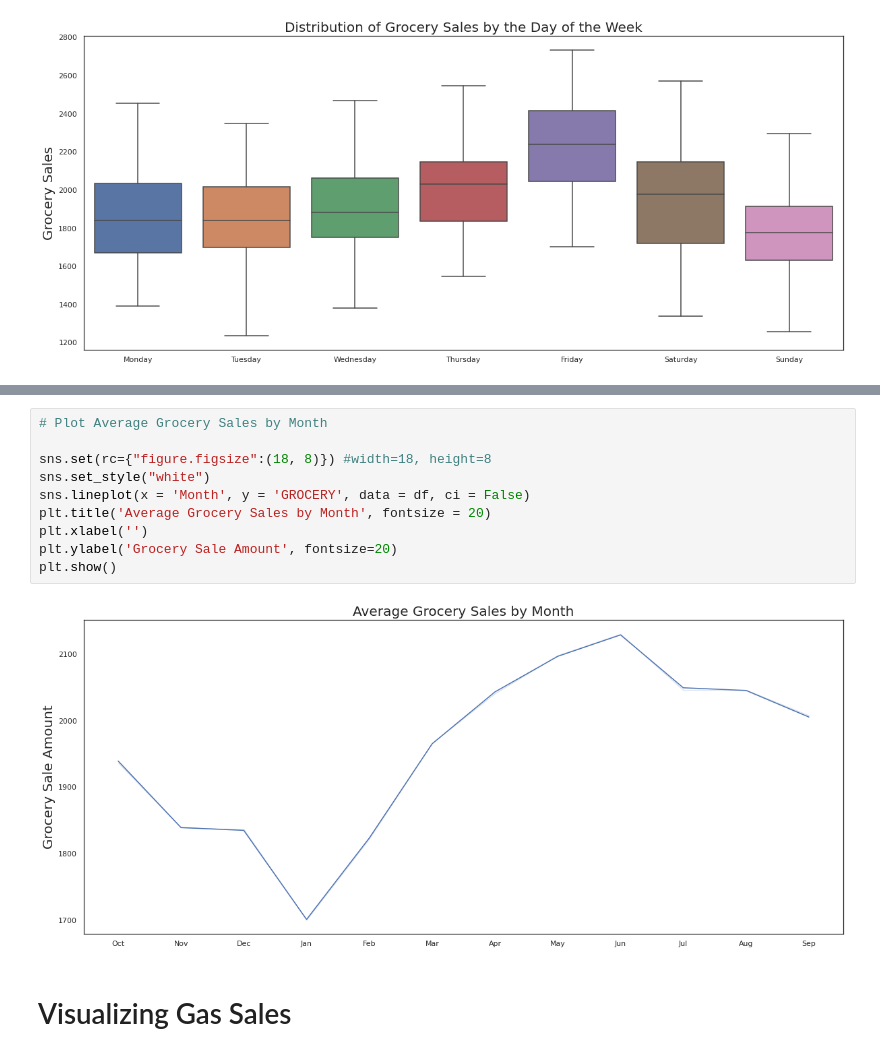
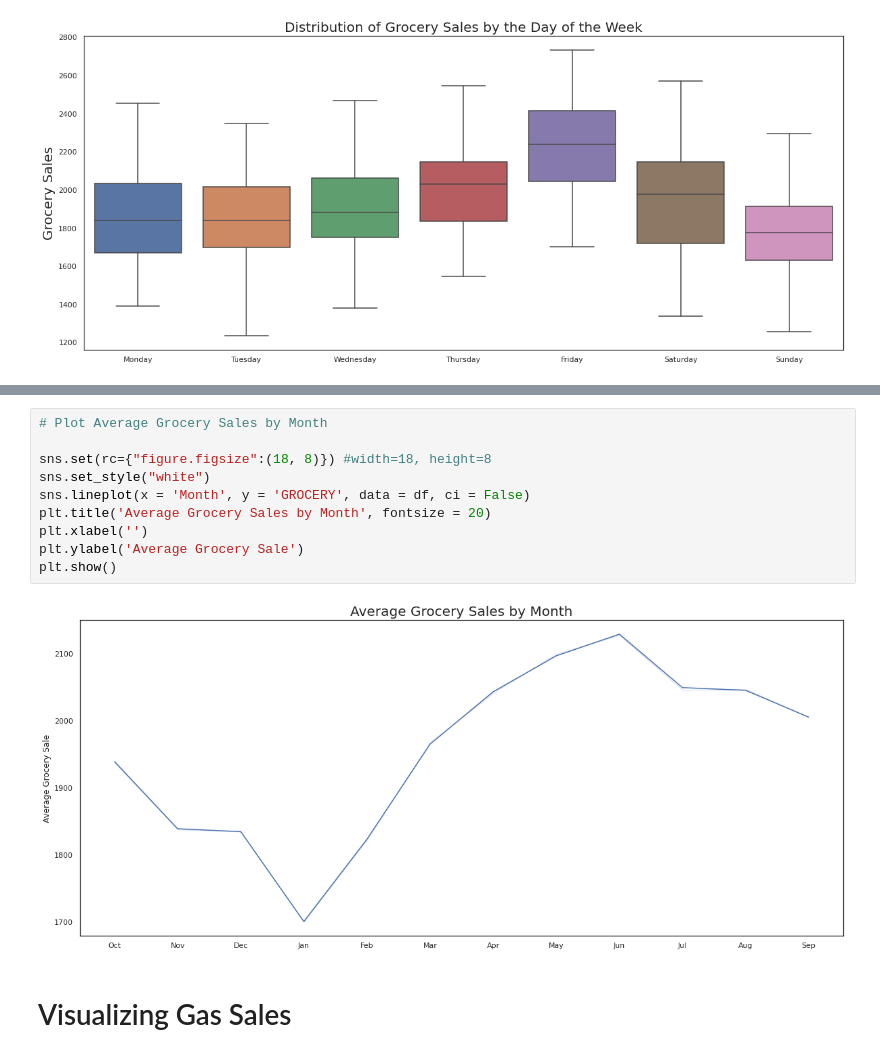
Before and after one commit to imad3k/Gas_station_analysis, a Jupyter notebook: c_store_test.ipynb, the cells around one changed output, grey strips where cells are left out. Drawn from its saved outputs; the diff is of its cells as text.

```diff
--- a/c_store_test.ipynb
+++ b/c_store_test.ipynb
@@ -225,15 +225,15 @@ Text(0, 0.5, 'Average Grocery Sale Amount')
 # %%
 # Plot Average Grocery Sales by Month
 
 sns.set(rc={"figure.figsize":(18, 8)}) #width=18, height=8
 sns.set_style("white")
 sns.lineplot(x = 'Month', y = 'GROCERY', data = df, ci = False)
 plt.title('Average Grocery Sales by Month', fontsize = 20)
 plt.xlabel('')
-plt.ylabel('Grocery Sale Amount', fontsize=20)
+plt.ylabel('Average Grocery Sale')
 plt.show()
 # %% [output]
-[figure, old version]
+[figure, new version]
 # %% [markdown]
 # Visualizing Gas Sales
 # %%
```
Also changed, not shown: parts of 10 cells of this notebook.
